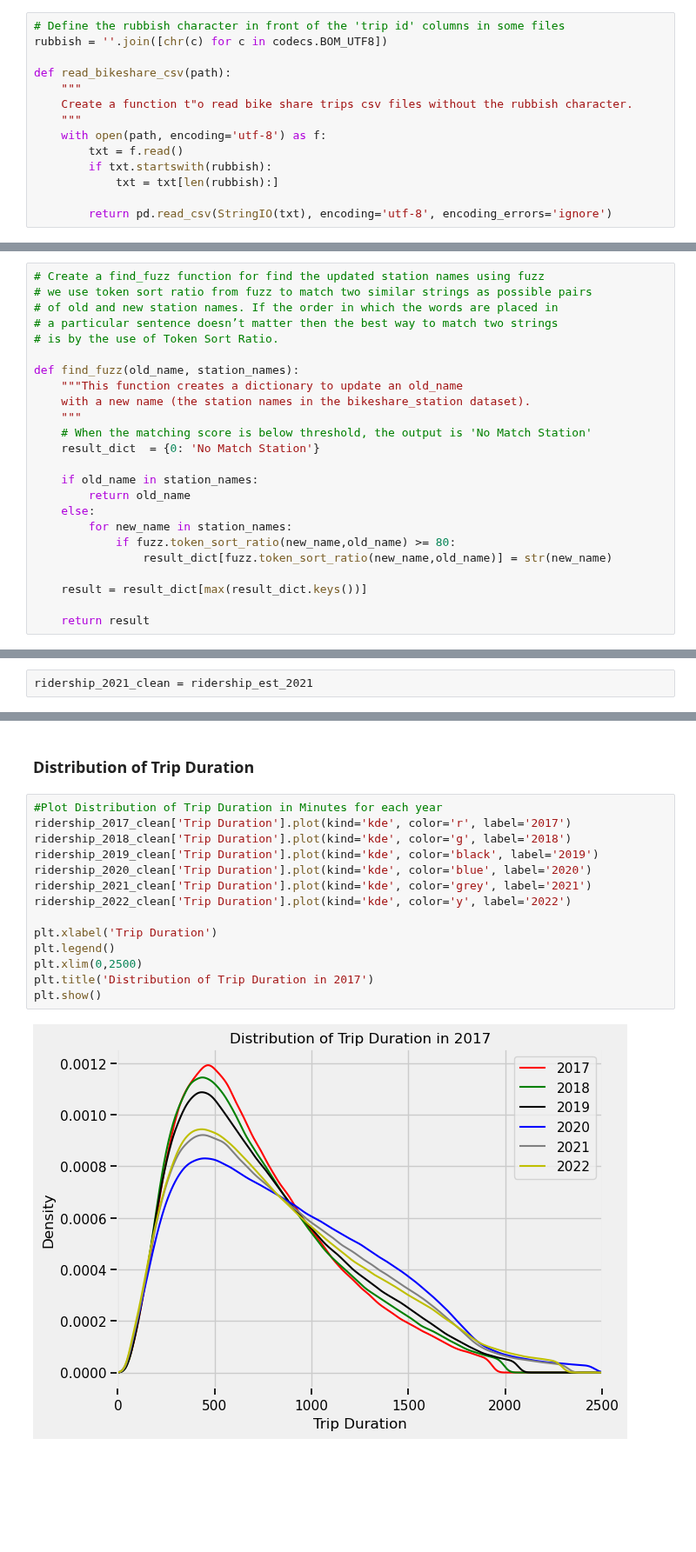
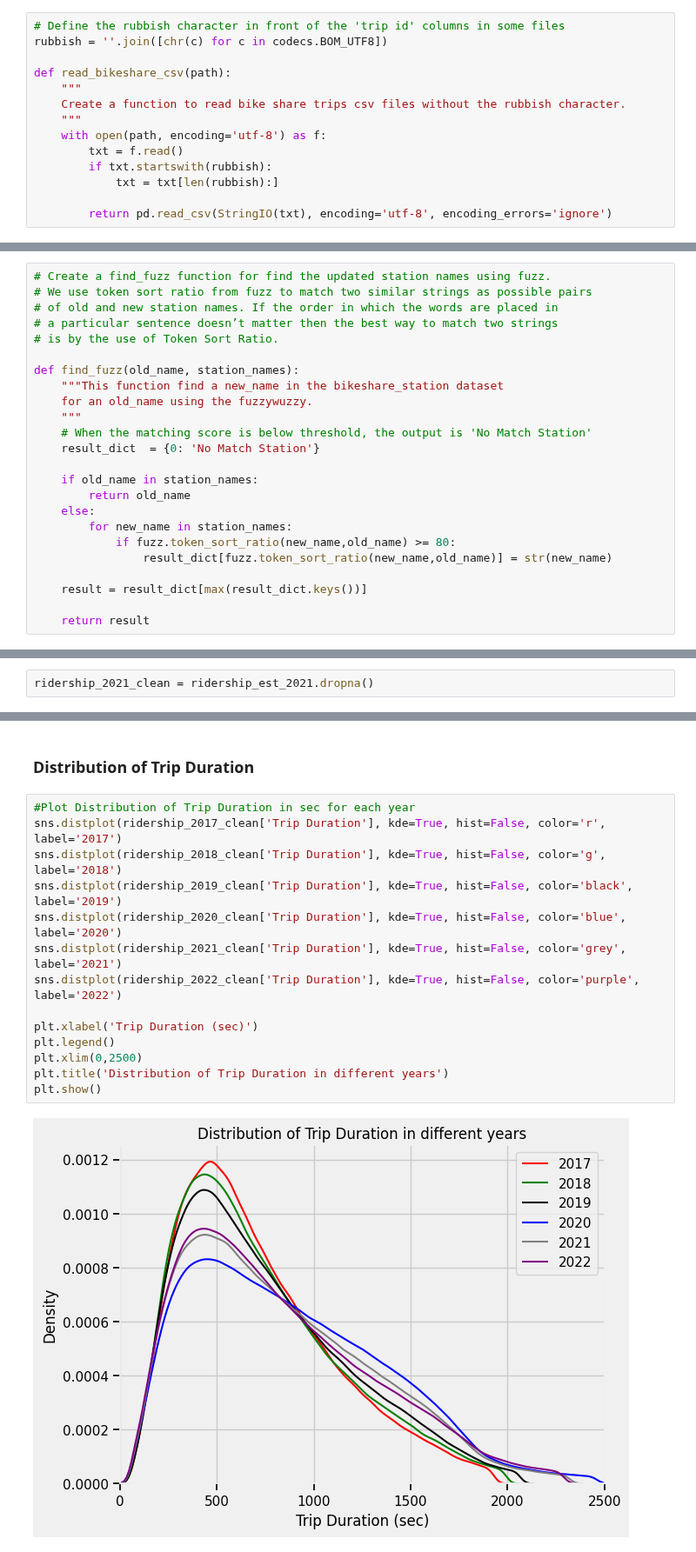
Before and after one commit to Charlotte-03/CME-DiligentDebuggers, a Jupyter notebook: project.ipynb, the cells around one changed output, grey strips where cells are left out. Shown at 87% size. Saved outputs shown, nothing was run; the diff lists cells and outputs as text; blank space fills up the shorter version.

```diff
--- a/project.ipynb
+++ b/project.ipynb
@@ -365,7 +349,7 @@ rubbish = ''.join([chr(c) for c in codecs.BOM_UTF8])
 
 def read_bikeshare_csv(path):
     """
-    Create a function t"o read bike share trips csv files without the rubbish character.
+    Create a function to read bike share trips csv files without the rubbish character.
     """
     with open(path, encoding='utf-8') as f:
         txt = f.read()
@@ -805,13 +801,13 @@ These stations may have new names in the updated bikeshare_stations data. So we
 # %%
-# Create a find_fuzz function for find the updated station names using fuzz
-# we use token sort ratio from fuzz to match two similar strings as possible pairs
+# Create a find_fuzz function for find the updated station names using fuzz.
+# We use token sort ratio from fuzz to match two similar strings as possible pairs
 # of old and new station names. If the order in which the words are placed in
 # a particular sentence doesn’t matter then the best way to match two strings
 # is by the use of Token Sort Ratio.
 
 def find_fuzz(old_name, station_names):
-    """This function creates a dictionary to update an old_name
-    with a new name (the station names in the bikeshare_station dataset).
+    """This function find a new_name in the bikeshare_station dataset
+    for an old_name using the fuzzywuzzy.
     """
     # When the matching score is below threshold, the output is 'No Match Station'
     result_dict  = {0: 'No Match Station'}
@@ -1507,7 +1460,7 @@ End Station Name      47
 User Type              0
 dtype: int64
 # %%
-ridership_2021_clean = ridership_est_2021
+ridership_2021_clean = ridership_est_2021.dropna()
 # %%
 ridership_2021_clean.info(show_counts=True)
 # %% [output]
@@ -1682,19 +1695,19 @@ df_merged.to_csv(os.path.join(path, 'bikeshare ridership merged with weather-cle
 # %% [markdown]
 ### Distribution of Trip Duration
 # %%
-#Plot Distribution of Trip Duration in Minutes for each year
-ridership_2017_clean['Trip Duration'].plot(kind='kde', color='r', label='2017')
-ridership_2018_clean['Trip Duration'].plot(kind='kde', color='g', label='2018')
-ridership_2019_clean['Trip Duration'].plot(kind='kde', color='black', label='2019')
-ridership_2020_clean['Trip Duration'].plot(kind='kde', color='blue', label='2020')
-ridership_2021_clean['Trip Duration'].plot(kind='kde', color='grey', label='2021')
-ridership_2022_clean['Trip Duration'].plot(kind='kde', color='y', label='2022')
+#Plot Distribution of Trip Duration in sec for each year
+sns.distplot(ridership_2017_clean['Trip Duration'], kde=True, hist=False, color='r', label='2017')
+sns.distplot(ridership_2018_clean['Trip Duration'], kde=True, hist=False, color='g', label='2018')
+sns.distplot(ridership_2019_clean['Trip Duration'], kde=True, hist=False, color='black', label='2019')
+sns.distplot(ridership_2020_clean['Trip Duration'], kde=True, hist=False, color='blue', label='2020')
+sns.distplot(ridership_2021_clean['Trip Duration'], kde=True, hist=False, color='grey', label='2021')
+sns.distplot(ridership_2022_clean['Trip Duration'], kde=True, hist=False, color='purple', label='2022')
 
-plt.xlabel('Trip Duration')
+plt.xlabel('Trip Duration (sec)')
 plt.legend()
 plt.xlim(0,2500)
-plt.title('Distribution of Trip Duration in 2017')
+plt.title('Distribution of Trip Duration in different years')
 plt.show()
 # %% [output]
-[figure, old version]
+[figure, new version]
 # %% [markdown]
```
Also changed, not shown: parts of 89 cells of this notebook.
